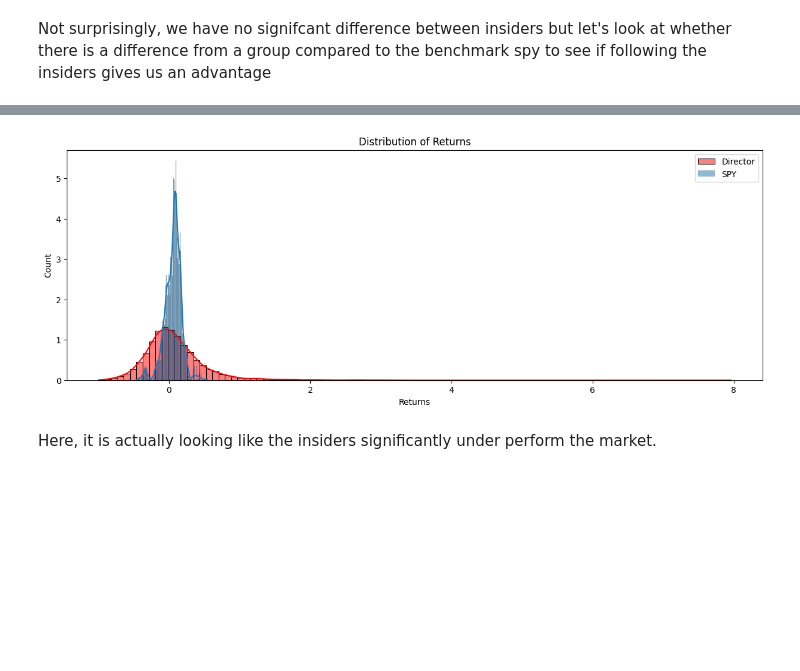
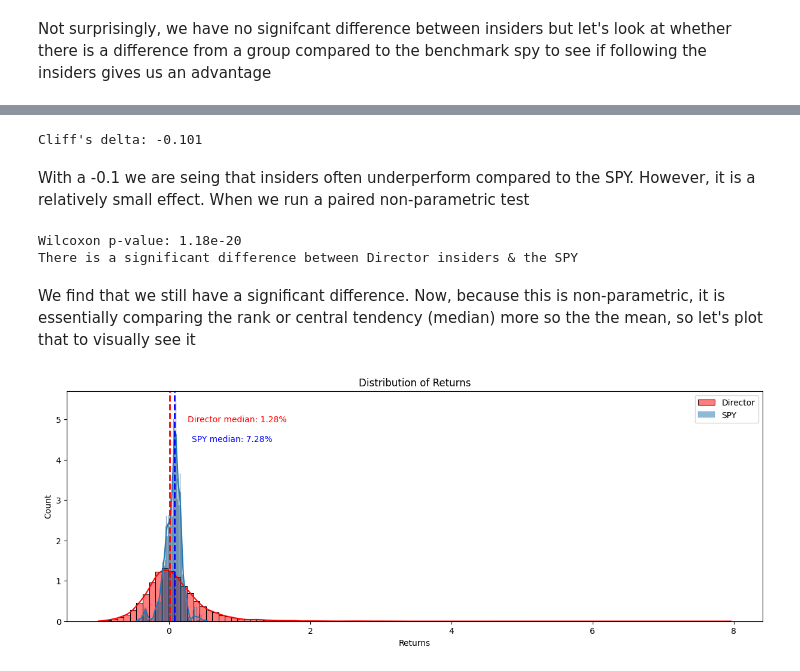
Before and after one commit to tmacpherson6/Do-Insiders-Know-Something-We-Dont, a Jupyter notebook: Thomas_EDA.ipynb, the cells around one changed output, grey strips where cells are left out. Drawn from its saved outputs; the diff is of its cells as text; code cells hidden in the pictures; blank space fills up the shorter version.

```diff
--- a/Thomas_EDA.ipynb
+++ b/Thomas_EDA.ipynb
@@ -2213,17 +2219,67 @@ There is a significant difference between Officer insiders & the SPY
+# %%
+def cliffs_delta(x, y):
+    # +1 for every x>y, -1 for every x<y
+    diffs = np.subtract.outer(x, y)
+    more = np.sum(diffs > 0)
+    less = np.sum(diffs < 0)
+    n1, n2 = len(x), len(y)
+    return (more - less) / (n1 * n2)
+
+delta = cliffs_delta(pos1_data.values, pos2_data.values)
+print(f"Cliff's delta: {delta:.3f}")
+# %% [output]
+Cliff's delta: -0.101
+# %% [markdown]
+With a -0.1 we are seing that insiders often underperform compared to the SPY. However, it is a relatively small effect. When we run a paired non-parametric test
+# %%
+from scipy.stats import wilcoxon
+
+stat, p_paired = wilcoxon(pos1_data, pos2_data)
+print(f"Wilcoxon p-value: {p_paired:.2e}")
+
+if p_val > 0.05:
+    print(f"There is not a significant difference between {position} insiders & the SPY")
+else:
+    print(f"There is a significant difference between {position} insiders & the SPY")
+# %% [output]
+Wilcoxon p-value: 1.18e-20
+There is a significant difference between Director insiders & the SPY
+# %% [markdown]
+We find that we still have a significant difference. Now, because this is non-parametric, it is essentially comparing the rank or central tendency (median) more so the the mean, so let's plot that to visually see it
 # %%
 position = 'Director'
 #Let's create a visualizations to look at the stock return distribution
 plt.figure(figsize=(15,5))
+
+#Let's calculate the mean for each so that we can plot it
+med_stock = complete_df[complete_df[position]==1]['stock_return_6mos'].median()
+med_spy = complete_df[complete_df[position]==1]['spy_return_6mos'].median()
+
+#Let's plot the histogram and density curves
 sns.histplot(complete_df[complete_df[position]==1]['stock_return_6mos'],kde=True, color='red',bins=100,stat='density',label=position)
 sns.histplot(complete_df[complete_df[position]==1]['spy_return_6mos'],kde=True,bins=100,stat='density',label='SPY')
+
+#Let's pot a vertical line at each mean
+plt.axvline(med_stock, color='red',linestyle='--',linewidth=2)
+plt.axvline(med_spy, color='blue',linestyle='--',linewidth=2)
+
+#Let's annotate the values
+plt.text(med_stock+0.25, 5,
+    f"{position} median: {np.round(med_stock*100,2)}%",
+    color='red', va='center', ha='left', fontsize=10)
+
+plt.text(med_spy+0.25, 4.5,
+    f"SPY median: {np.round(med_spy*100,2)}%",
+    color='blue', va='center', ha='left', fontsize=10)
+
+
+#Let's plot the legend and titles
 plt.legend()
 plt.title(f"Distribution of Returns")
 plt.xlabel('Returns')
 #If we want to simulate a log scale uncomment the following line
 #plt.xscale('symlog',linthresh=0.01)
 plt.ylabel('Count')
 plt.show()
 # %% [output]
-[figure, old version]
+[figure, new version]
-# %% [markdown]
-Here, it is actually looking like the insiders significantly under perform the market.
```
Also changed, not shown: parts of 9 cells of this notebook.
